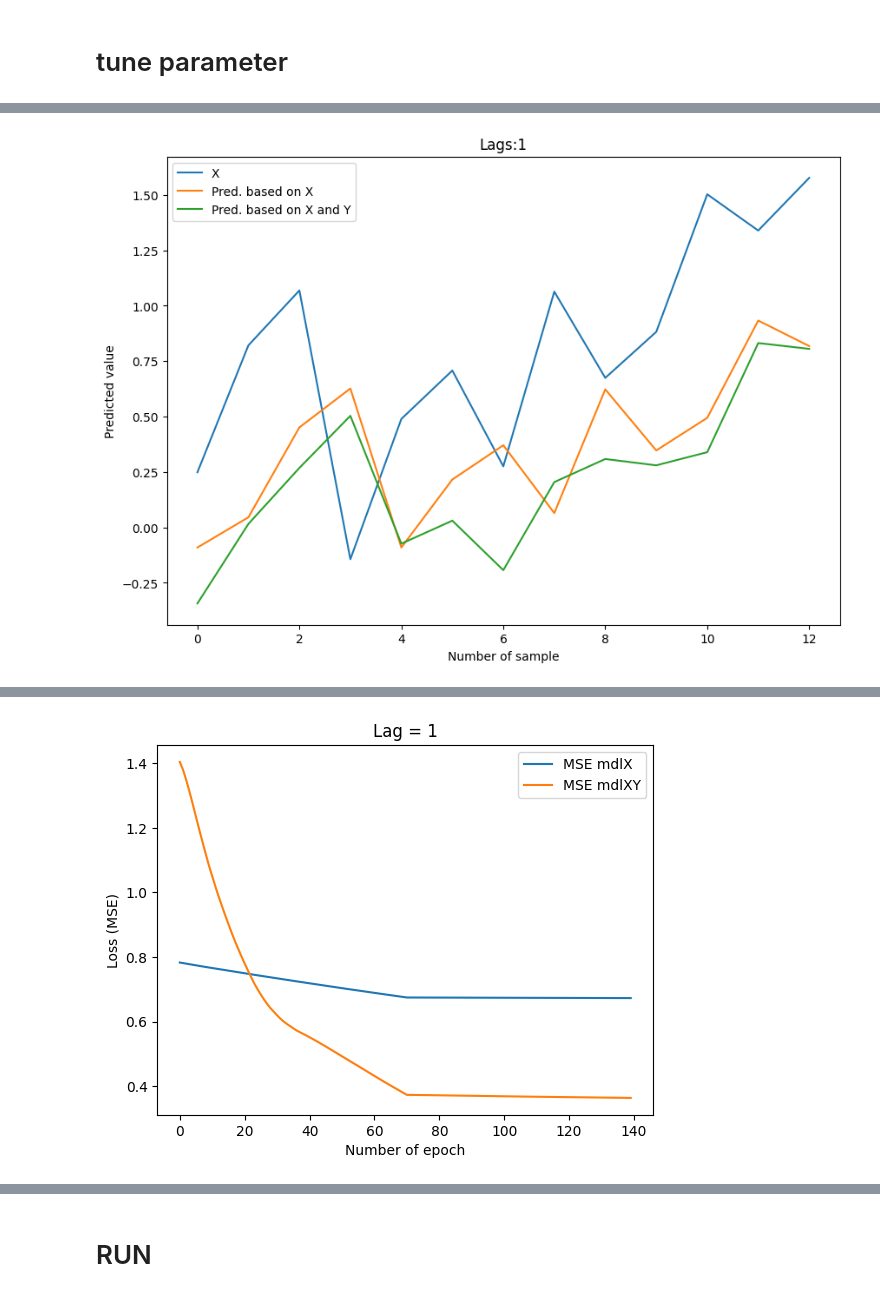
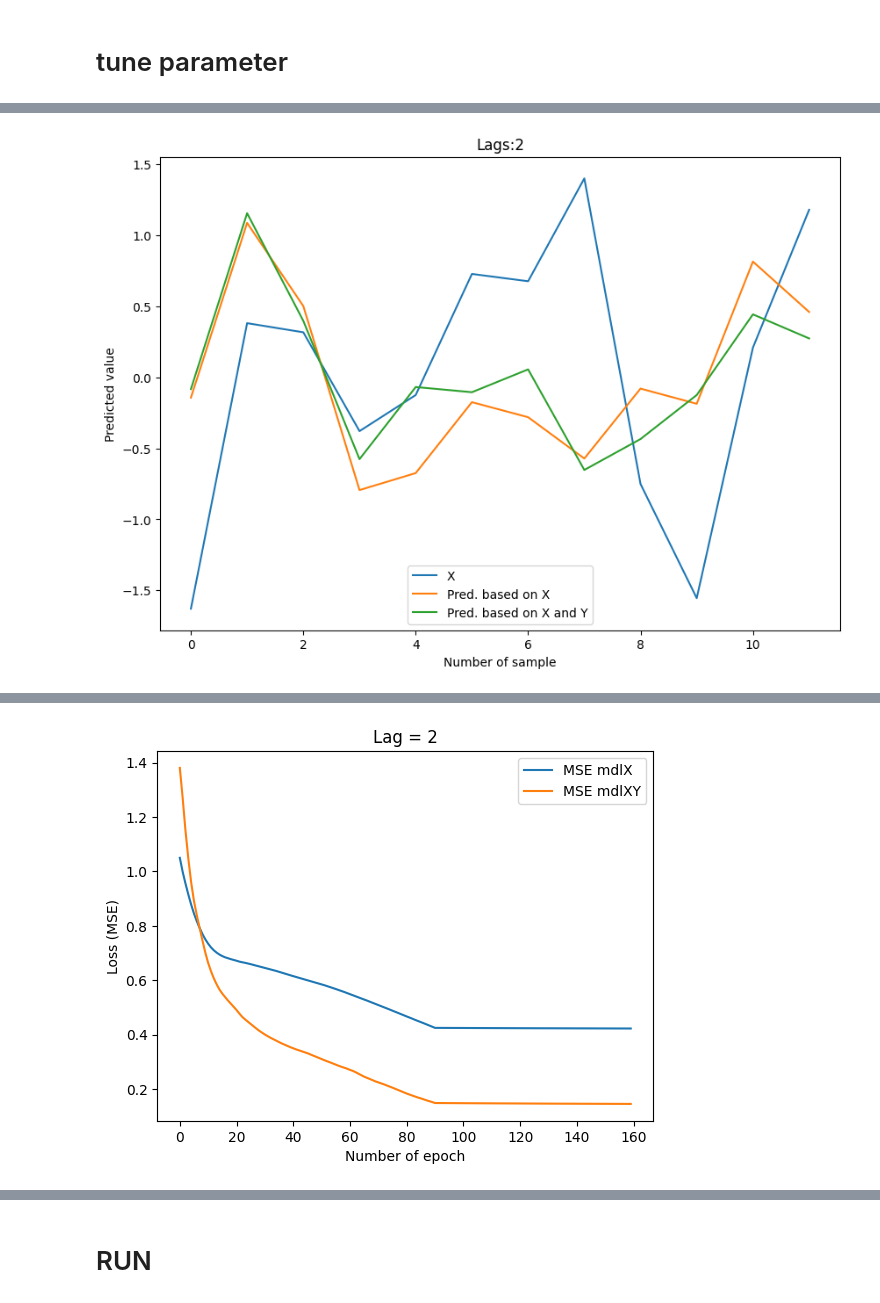
Before and after one commit to iamzhentang/causal, a Jupyter notebook: Nonlincausality/my_run.ipynb, the cells around one changed output, grey strips where cells are left out. Cells and saved outputs as stored; diff of their text form; code cells hidden in the pictures.

```diff
--- a/Nonlincausality/my_run.ipynb
+++ b/Nonlincausality/my_run.ipynb
@@ -33,7 +33,7 @@ To enable the following instructions: AVX2 AVX_VNNI FMA, in other operations, re
 # %%
 #%% Data generation Y->X
 # 读取数据
-args ='fujian'
+args ='guizhou'
 # 获取省份名称首字母大写形式
 province_cap = args.capitalize()
 # 读取数据
@@ -50,7 +50,7 @@ df_col = {
     'FUEL': 3,
     'EV': 4
 }
-fuel_col_idx = df_col['PHEV']
+fuel_col_idx = df_col['FUEL']
 emission_col_idx = df_col['emission']
 
 # 数据集划分比例
@@ -199,7 +199,7 @@ data_test = merged_data_n[val_end:, [fuel_col_idx, emission_col_idx]]
 
 
 # add={'n_units_0': 16, 'n_units_1': 32, 'lags': 1, 'epochs_1': 40, 'epochs_2': 30, 'lr_1': 0.0020240286281332813, 'lr_2': 3.210577849550394e-05, 'batch_size': 12, 'regularization': 'None'}
-add={'n_units_0': 24, 'n_units_1': 4, 'lags': 1, 'epochs_1': 70, 'epochs_2': 70, 'lr_1': 0.0013005010415742134, 'lr_2': 2.323028705772345e-05, 'batch_size': 12, 'regularization': 'l1', 'reg_alpha_1': 0.0001678614116511004}
+add={'n_units_0': 24, 'n_units_1': 16, 'lags': 2, 'epochs_1': 90, 'epochs_2': 70, 'lr_1': 0.0038195624745688975, 'lr_2': 2.3113645883477202e-05, 'batch_size': 12, 'regularization': 'l1', 'reg_alpha_1': 0.009706283654647476}
 lags = [add['lags']]
 
 nonlincausalityNN_params = {
@@ -214,7 +214,7 @@ nonlincausalityNN_params = {
     'batch_size_num': add['batch_size'],
     'x_val':data_val,
     'regularization': add['regularization'],
-    'reg_alpha': add['reg_alpha_1'],
+    'reg_alpha': add['reg_alpha_1'],#[add['reg_alpha_1'], add['reg_alpha_2']],
     'callbacks':None,
     'verbose':False,
     'plot':True
@@ -300 +302 @@ Statistics value = -1.966326026623349 p-value = 0.07282368542149169
-[figure, old version]
+[figure, new version]
@@ -307 +309 @@ Test statistic = -1.966326026623349 p-value = 0.07282368542149169
-[figure, old version]
+[figure, new version]
```
Also changed, not shown: parts of 4 cells of this notebook, 2 other files.
